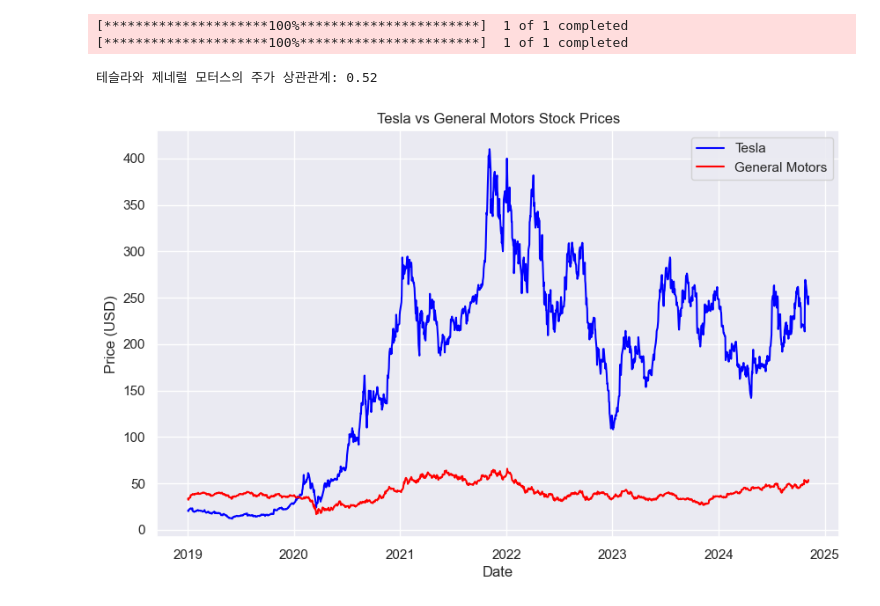
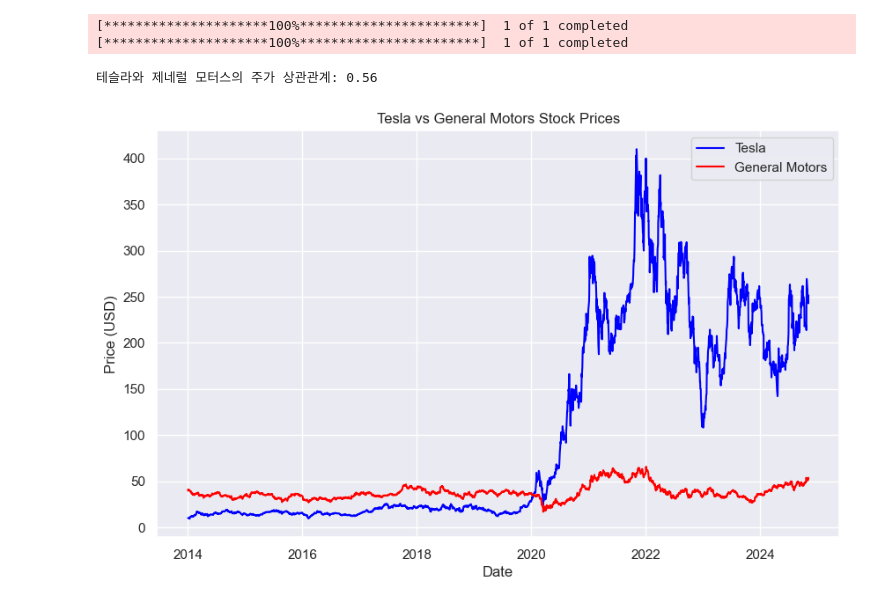
Before and after one commit to nomorebye/coding, a Jupyter notebook: ai1/tesla_gm.ipynb, the cells around one changed output. Cells and saved outputs as stored; diff of their text form; code cells hidden in the pictures.

```diff
--- a/ai1/tesla_gm.ipynb
+++ b/ai1/tesla_gm.ipynb
@@ -4,33 +4,33 @@
 #import matplotlib.pyplot as plt
 from my_imports import *
 # 테슬라와 제네럴 모터스의 주가 데이터를 가져오기
-start_date = '2019-01-01'  # 시작 날짜 설정
+start_date = '2014-01-01'  # 시작 날짜 설정
 end_date = '2024-11-06'    # 종료 날짜 설정
 
 tesla = yf.download('TSLA', start=start_date, end=end_date)['Close']
 gm = yf.download('GM', start=start_date, end=end_date)['Close']
 
 data = pd.concat([tesla, gm], axis=1)
 
     # 결측치 제거
 data.dropna(inplace=True)
     # 상관관계 계산
 correlation = data.corr().iloc[0, 1]
 
     # 상관관계 출력
 print(f"테슬라와 제네럴 모터스의 주가 상관관계: {correlation:.2f}")
 
     # 시각화
 plt.figure(figsize=(10, 6))
 plt.plot(data['TSLA'], label='Tesla', color='blue')
 plt.plot(data['GM'], label='General Motors', color='red')
 plt.title("Tesla vs General Motors Stock Prices")
 plt.xlabel("Date")
 plt.ylabel("Price (USD)")
 plt.legend()
 plt.show()
 # %% [output]
 [*********************100%***********************]  1 of 1 completed
 [*********************100%***********************]  1 of 1 completed
-테슬라와 제네럴 모터스의 주가 상관관계: 0.52
+테슬라와 제네럴 모터스의 주가 상관관계: 0.56
-[figure, old version]
+[figure, new version]
```
Also changed, not shown: 1 other file.
